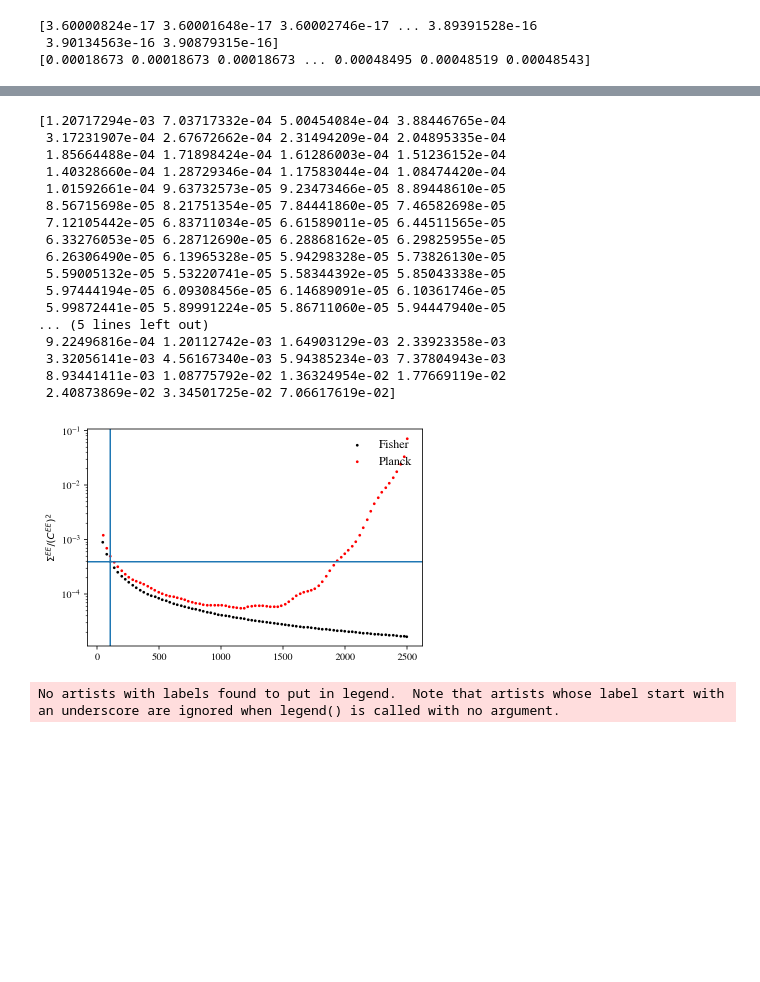
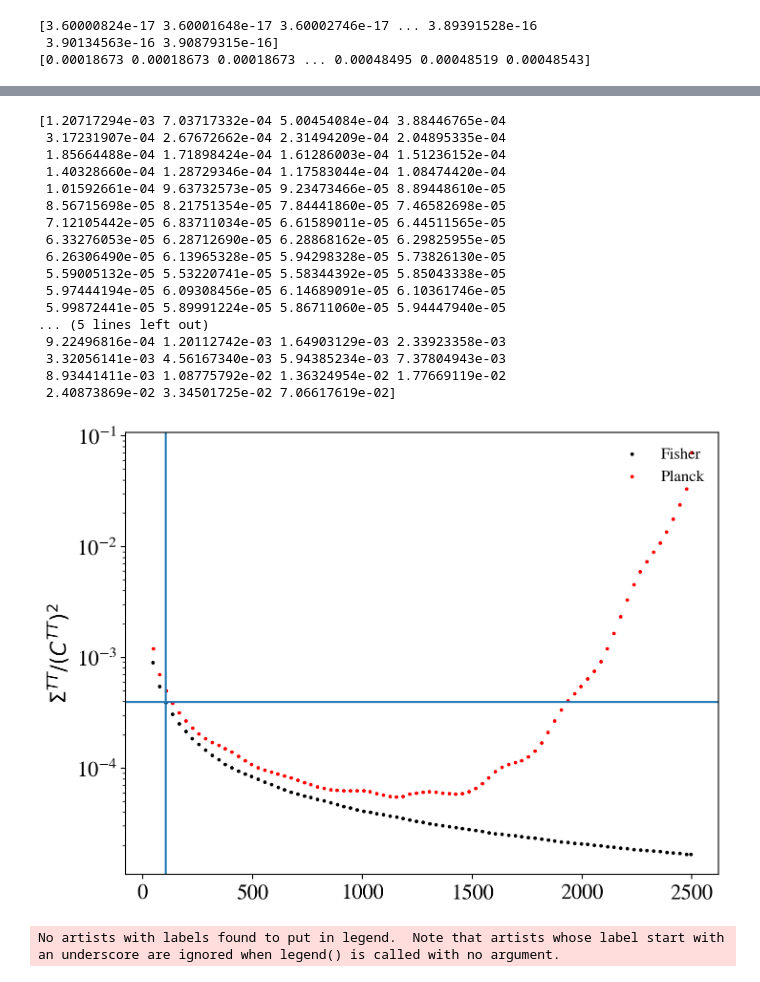
Before and after one commit to gplynch619/recombination, a Jupyter notebook: notebooks/PlanckErrors.ipynb, the cells around one changed output, grey strips where cells are left out. Saved outputs shown, nothing was run; the diff lists cells and outputs as text; code cells hidden in the pictures; blank space fills up the shorter version.

```diff
--- a/notebooks/PlanckErrors.ipynb
+++ b/notebooks/PlanckErrors.ipynb
@@ -34,7 +34,6 @@ standard_params = {
 font = {'size'   : 16, 'family':'STIXGeneral'}
 axislabelfontsize='large'
 matplotlib.rc('font', **font)
-matplotlib.mathtext.rcParams['legend.fontsize']='medium'
 plt.rcParams["figure.figsize"] = [8.0,6.0]
 
 plancklike=True
@@ -296,35 +295,35 @@ print(np.array((planck_delta_dl/planck_dl))**2)
 
 fig,ax = plt.subplots()
 fsky = 0.8
 ax.scatter(tt_dl_bin_centers, (error/tt_dl_binned)**2, color='k', s=3, label="Fisher")
 ax.scatter(planck_bin_center, (planck_delta_dl/planck_dl)**2, color='r', s=3, label="Planck")
 ax.axhline((1./30)*(2./(2*105 + 1)/fsky))
 ax.axvline(105)
 #ax.set_xlim([2,200])
 ax.legend(loc='upper right', prop={'size': 12}, frameon=False)
 ax.set_yscale('log')
-ax.set_ylabel("{}".format(labellist[1]))
+ax.set_ylabel("{}".format(labellist[0]))
 #plt.savefig("../results/planck_noise_fwhm.pdf", dpi=300, bbox_inches='tight')
 plt.show()
 # %% [output]
 [1.20717294e-03 7.03717332e-04 5.00454084e-04 3.88446765e-04
  3.17231907e-04 2.67672662e-04 2.31494209e-04 2.04895335e-04
  1.85664488e-04 1.71898424e-04 1.61286003e-04 1.51236152e-04
  1.40328660e-04 1.28729346e-04 1.17583044e-04 1.08474420e-04
  1.01592661e-04 9.63732573e-05 9.23473466e-05 8.89448610e-05
  8.56715698e-05 8.21751354e-05 7.84441860e-05 7.46582698e-05
  7.12105442e-05 6.83711034e-05 6.61589011e-05 6.44511565e-05
  6.33276053e-05 6.28712690e-05 6.28868162e-05 6.29825955e-05
  6.26306490e-05 6.13965328e-05 5.94298328e-05 5.73826130e-05
  5.59005132e-05 5.53220741e-05 5.58344392e-05 5.85043338e-05
  5.97444194e-05 6.09308456e-05 6.14689091e-05 6.10361746e-05
  5.99872441e-05 5.89991224e-05 5.86711060e-05 5.94447940e-05
 ... (5 lines left out)
  9.22496816e-04 1.20112742e-03 1.64903129e-03 2.33923358e-03
  3.32056141e-03 4.56167340e-03 5.94385234e-03 7.37804943e-03
  8.93441411e-03 1.08775792e-02 1.36324954e-02 1.77669119e-02
  2.40873869e-02 3.34501725e-02 7.06617619e-02]
-[figure, old version]
+[figure, new version]
 # %%
 TT_full_file = "/Users/gabe/projects/recombination/data/planck/COM_PowerSpect_CMB-base-plikHM-TTTEEE-lowl-lowE-lensing-minimum-theory_R3.01.txt"
 
```
Also changed, not shown: parts of 2 cells of this notebook, 23 other files.
